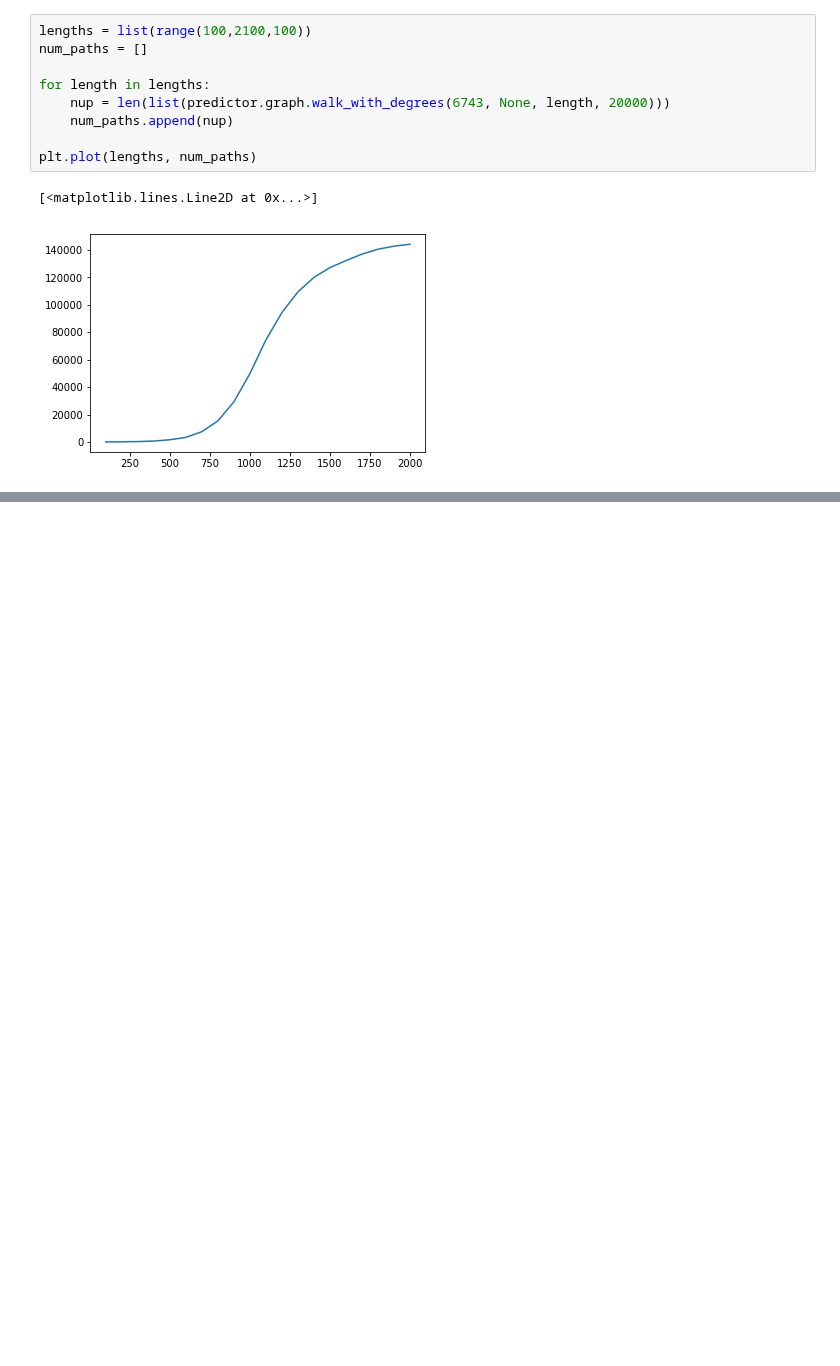
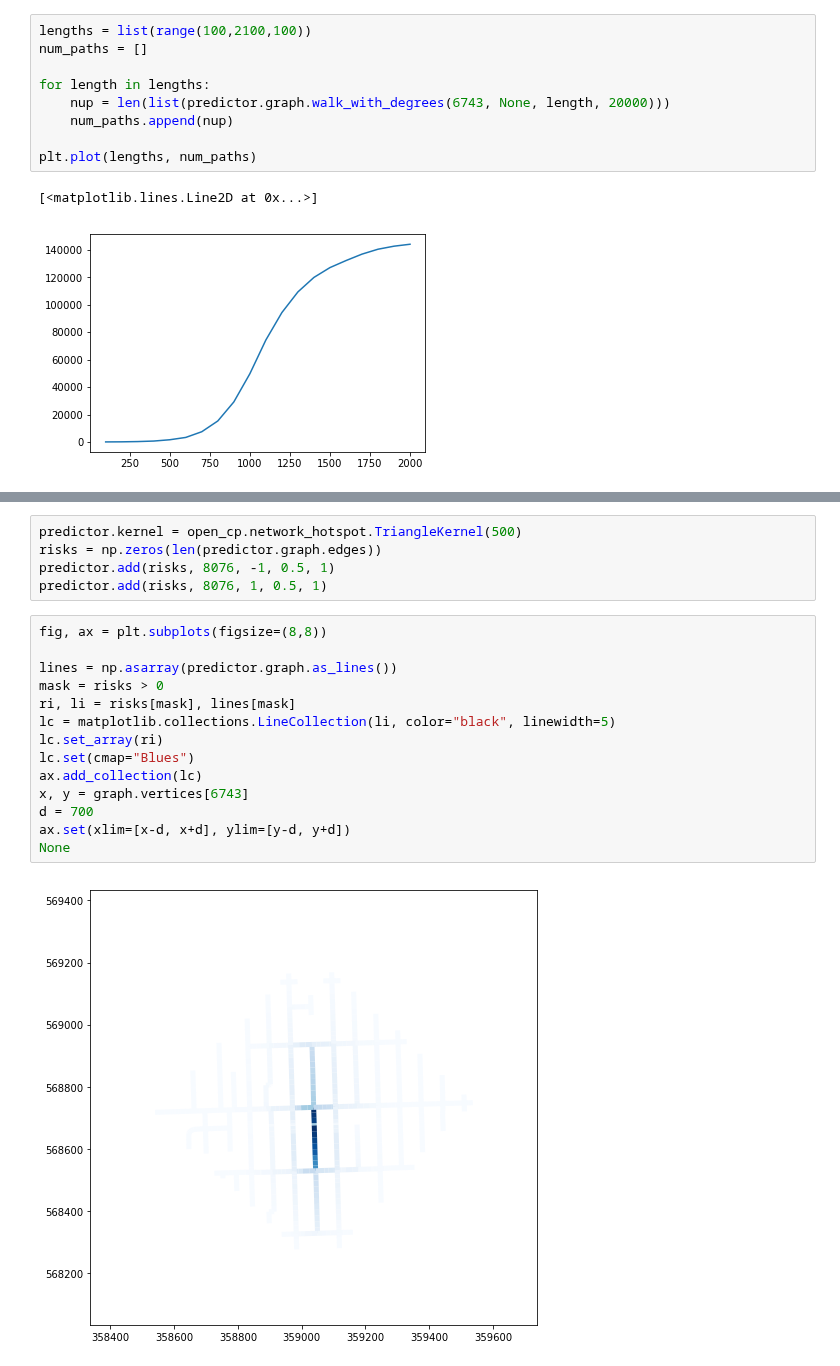
Before and after one commit to QuantCrimAtLeeds/PredictCode, a Jupyter notebook: examples/Networks/Geometry reduction.ipynb, the cells around one changed output, grey strips where cells are left out. Saved outputs shown, nothing was run; the diff lists cells and outputs as text; blank space fills up the shorter version.

```diff
--- a/examples/Networks/Geometry reduction.ipynb
+++ b/examples/Networks/Geometry reduction.ipynb
@@ -203,0 +243,21 @@ plt.plot(lengths, num_paths)
+# %%
+predictor.kernel = open_cp.network_hotspot.TriangleKernel(500)
+risks = np.zeros(len(predictor.graph.edges))
+predictor.add(risks, 8076, -1, 0.5, 1)
+predictor.add(risks, 8076, 1, 0.5, 1)
+# %%
+fig, ax = plt.subplots(figsize=(8,8))
+
+lines = np.asarray(predictor.graph.as_lines())
+mask = risks > 0
+ri, li = risks[mask], lines[mask]
+lc = matplotlib.collections.LineCollection(li, color="black", linewidth=5)
+lc.set_array(ri)
+lc.set(cmap="Blues")
+ax.add_collection(lc)
+x, y = graph.vertices[6743]
+d = 700
+ax.set(xlim=[x-d, x+d], ylim=[y-d, y+d])
+None
+# %% [output]
+[figure, added]
```
Also changed, not shown: parts of 4 cells of this notebook, 4 other files.
